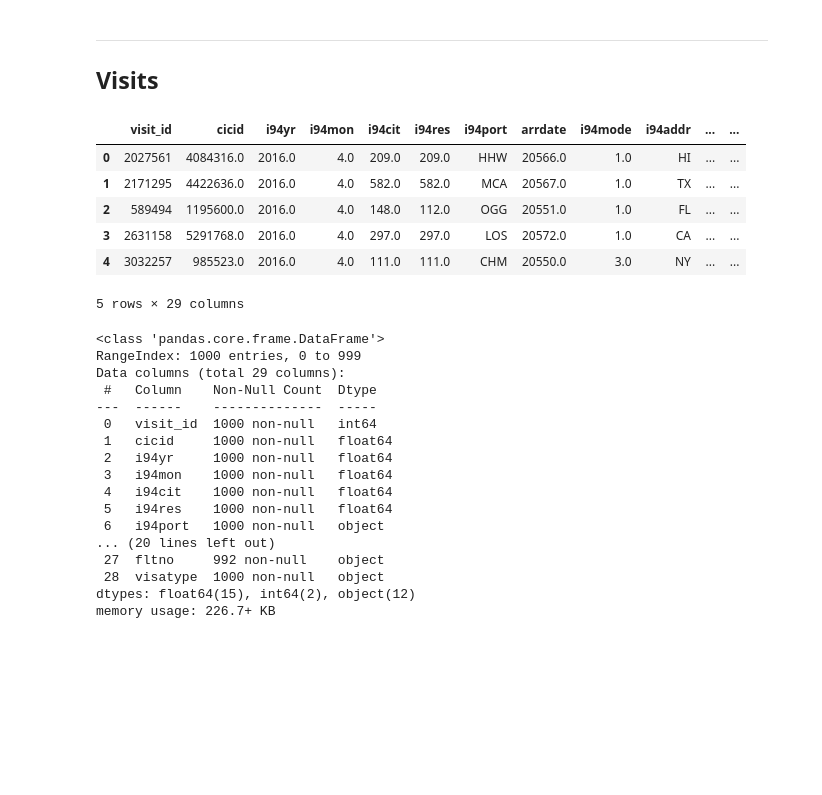
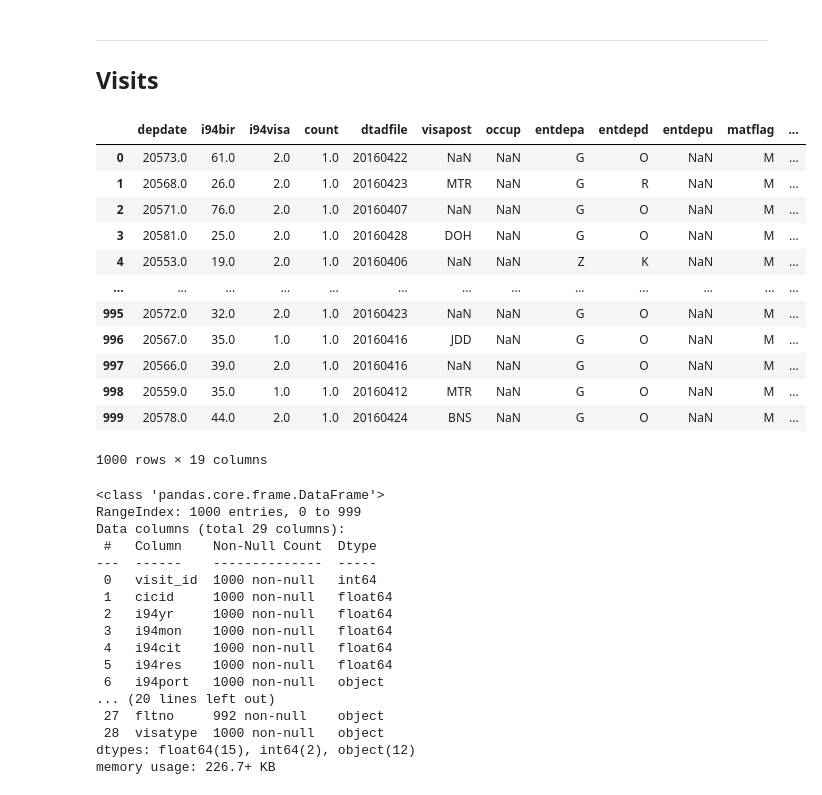
Before and after one commit to Morgan-Sell/usa-tourism-etl, a Jupyter notebook: eda_project_scope.ipynb, the cells around one changed output. Drawn from its saved outputs; the diff is of its cells as text; code cells hidden in the pictures; blank space fills up the shorter version.

```diff
--- a/eda_project_scope.ipynb
+++ b/eda_project_scope.ipynb
@@ -92,16 +98,25 @@ memory usage: 271.2+ KB
 ---
 ## Visits
 # %%
+visits = pd.read_csv('data/immigration_data_sample.csv')
+
 visits.rename({'Unnamed: 0': 'visit_id'}, axis=1, inplace=True)
-visits.head()
-# %% [output]
-|  | visit_id | cicid | i94yr | i94mon | i94cit | i94res | i94port | arrdate | i94mode | i94addr | ... | ... |
-| 0 | 2027561 | 4084316.0 | 2016.0 | 4.0 | 209.0 | 209.0 | HHW | 20566.0 | 1.0 | HI | ... | ... |
-| 1 | 2171295 | 4422636.0 | 2016.0 | 4.0 | 582.0 | 582.0 | MCA | 20567.0 | 1.0 | TX | ... | ... |
-| 2 | 589494 | 1195600.0 | 2016.0 | 4.0 | 148.0 | 112.0 | OGG | 20551.0 | 1.0 | FL | ... | ... |
-| 3 | 2631158 | 5291768.0 | 2016.0 | 4.0 | 297.0 | 297.0 | LOS | 20572.0 | 1.0 | CA | ... | ... |
-| 4 | 3032257 | 985523.0 | 2016.0 | 4.0 | 111.0 | 111.0 | CHM | 20550.0 | 3.0 | NY | ... | ... |
-5 rows × 29 columns
+# %%
+visits.iloc[:, 10:30]
+# %% [output]
+|  | depdate | i94bir | i94visa | count | dtadfile | visapost | occup | entdepa | entdepd | entdepu | matflag | ... |
+| 0 | 20573.0 | 61.0 | 2.0 | 1.0 | 20160422 | NaN | NaN | G | O | NaN | M | ... |
+| 1 | 20568.0 | 26.0 | 2.0 | 1.0 | 20160423 | MTR | NaN | G | R | NaN | M | ... |
+| 2 | 20571.0 | 76.0 | 2.0 | 1.0 | 20160407 | NaN | NaN | G | O | NaN | M | ... |
+| 3 | 20581.0 | 25.0 | 2.0 | 1.0 | 20160428 | DOH | NaN | G | O | NaN | M | ... |
+| 4 | 20553.0 | 19.0 | 2.0 | 1.0 | 20160406 | NaN | NaN | Z | K | NaN | M | ... |
+| ... | ... | ... | ... | ... | ... | ... | ... | ... | ... | ... | ... | ... |
+| 995 | 20572.0 | 32.0 | 2.0 | 1.0 | 20160423 | NaN | NaN | G | O | NaN | M | ... |
+| 996 | 20567.0 | 35.0 | 1.0 | 1.0 | 20160416 | JDD | NaN | G | O | NaN | M | ... |
+| 997 | 20566.0 | 39.0 | 2.0 | 1.0 | 20160416 | NaN | NaN | G | O | NaN | M | ... |
+| 998 | 20559.0 | 35.0 | 1.0 | 1.0 | 20160412 | MTR | NaN | G | O | NaN | M | ... |
+| 999 | 20578.0 | 44.0 | 2.0 | 1.0 | 20160424 | BNS | NaN | G | O | NaN | M | ... |
+1000 rows × 19 columns
 # %%
 visits.info()
 # %% [output]
```
Also changed, not shown: parts of 13 cells of this notebook, 1 other file.
